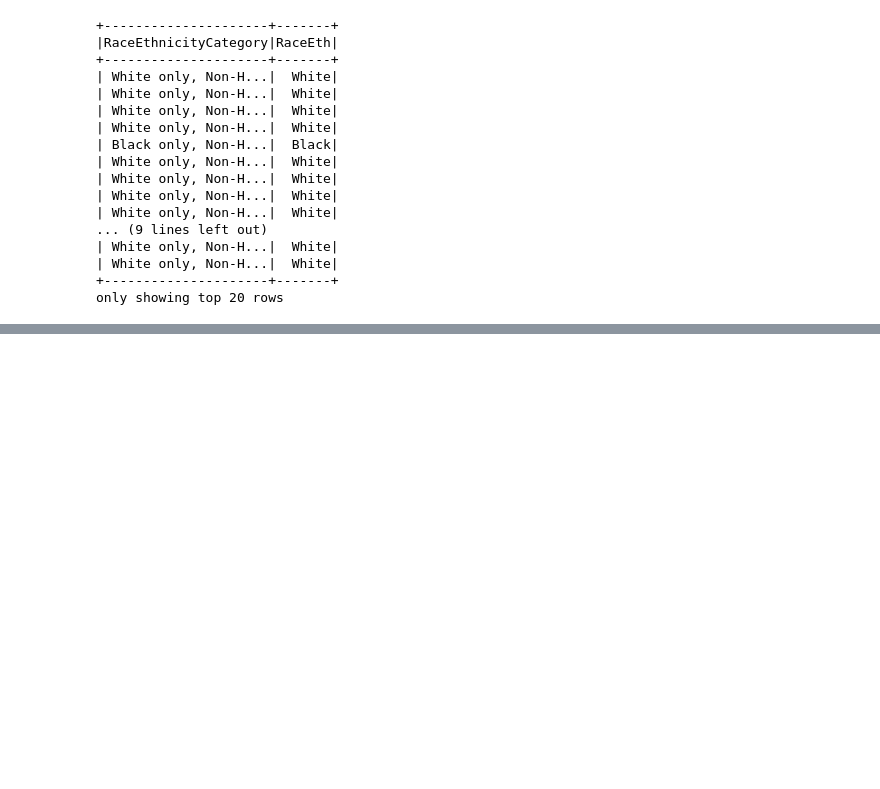
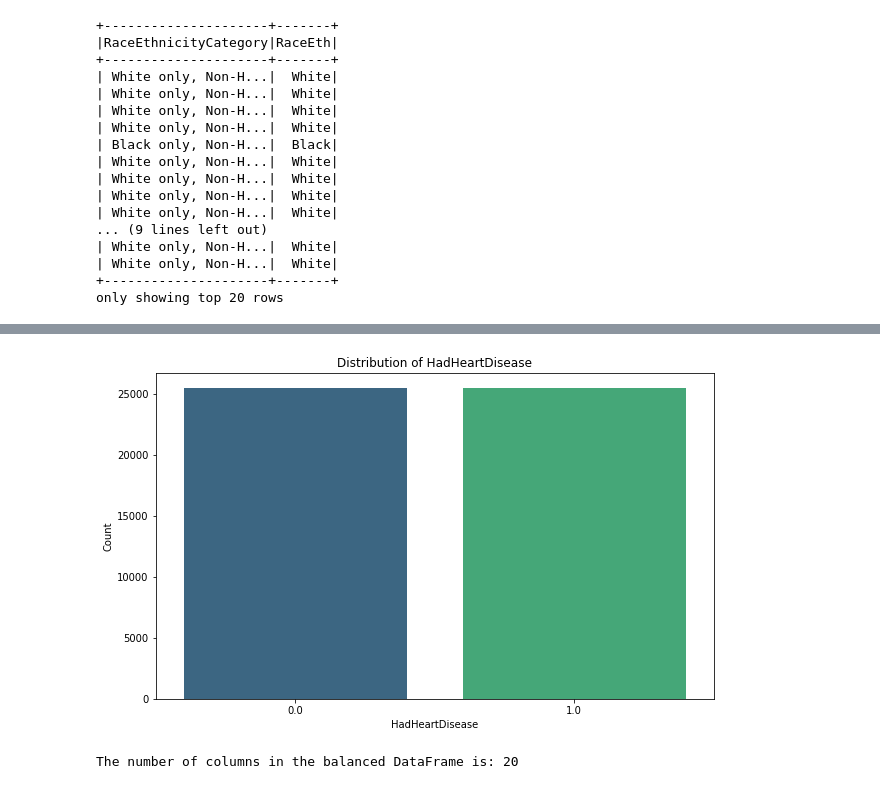
Before and after one commit to xxbeng/722-iteration-4, a Jupyter notebook: 2.4 data quality to 3.3 data cleaning.ipynb, the cells around one changed output, grey strips where cells are left out. Cells and saved outputs as stored; diff of their text form; code cells hidden in the pictures; blank space fills up the shorter version.

```diff
--- a/2.4 data quality to 3.3 data cleaning.ipynb
+++ b/2.4 data quality to 3.3 data cleaning.ipynb
@@ -654,0 +810,17 @@ only showing top 20 rows
+# %%
+from pyspark.sql import functions as F
+
+# Separate the DataFrame into majority and minority classes
+majority_class = reduced_df.filter(F.col('HadHeartDisease') == 0)
+minority_class = reduced_df.filter(F.col('HadHeartDisease') == 1)
+
+# Get the size of the minority class
+minority_count = minority_class.count()
+
+# Downsample the majority class to match the size of the minority class
+majority_class_downsampled = majority_class.sample(False, float(minority_count) / majority_class.count())
+
+balanced_df = majority_class_downsampled.union(minority_class)
+
+# Verify the balance
+balanced_df.groupBy('HadHeartDisease').count().show()
@@ -654,0 +855,17 @@ only showing top 20 rows
+# %%
+pandas_df = balanced_df.select('HadHeartDisease').toPandas()
+
+# Plot the distribution of 'HadHeartDisease'
+plt.figure(figsize=(10, 6))
+sns.countplot(data=pandas_df, x='HadHeartDisease', palette='viridis')
+plt.title('Distribution of HadHeartDisease')
+plt.xlabel('HadHeartDisease')
+plt.ylabel('Count')
+plt.show()
+# %% [output]
+[figure, added]
+# %%
+num_columns = len(balanced_df.columns)
+print(f"The number of columns in the balanced DataFrame is: {num_columns}")
+# %% [output]
+The number of columns in the balanced DataFrame is: 20
```
Also changed, not shown: parts of 23 cells of this notebook, 2 other files.
